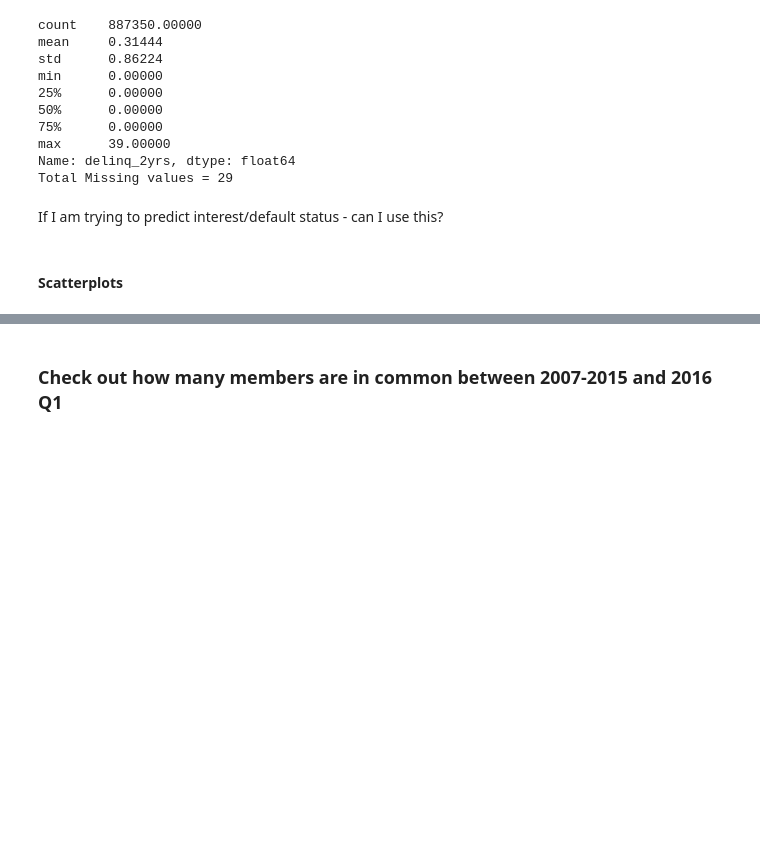
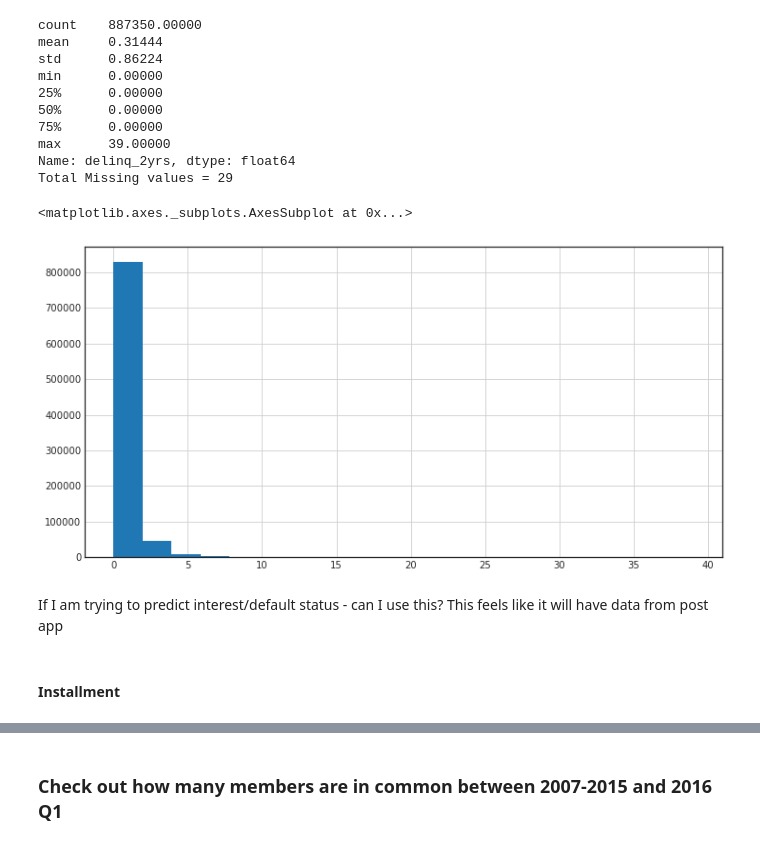
Before and after one commit to vijayshankarv/kaggle, a Jupyter notebook: lending-club/Lending-club-exploration.ipynb, the cells around one changed output, grey strips where cells are left out. Saved outputs shown, nothing was run; the diff lists cells and outputs as text; code cells hidden in the pictures; blank space fills up the shorter version.

```diff
--- a/lending-club/Lending-club-exploration.ipynb
+++ b/lending-club/Lending-club-exploration.ipynb
@@ -463,7 +503,13 @@ min      0.00000
 max      39.00000
 Name: delinq_2yrs, dtype: float64
 Total Missing values = 29
+# %%
+df_loan['delinq_2yrs'].hist(bins=20)
+# %% [output]
+<matplotlib.axes._subplots.AxesSubplot at 0x...>
+[figure, added]
 # %% [markdown]
 If I am trying to predict interest/default status - can I use this?
+This feels like it will have data from post app
 # %% [markdown]
-#### Scatterplots
+#### Installment
```
Also changed, not shown: parts of 76 cells of this notebook, 1 other file.
